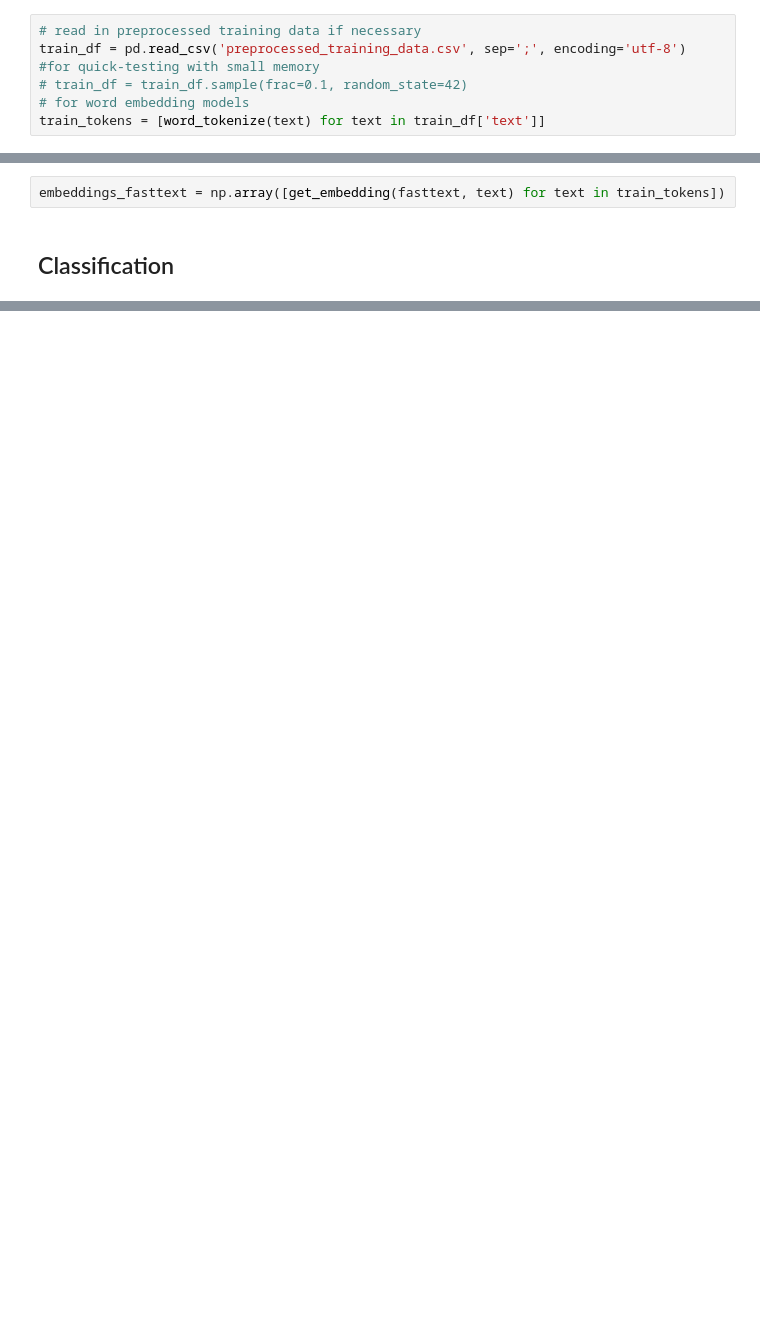
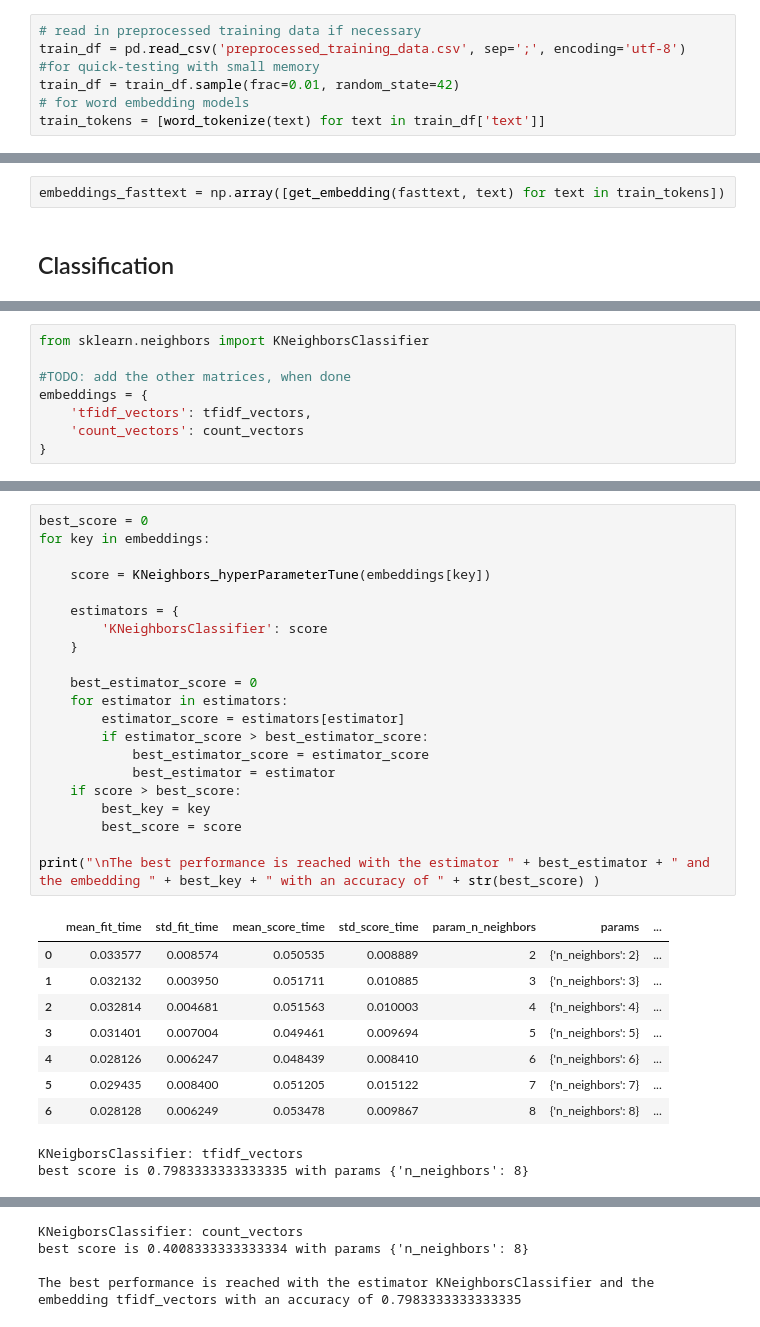
Before and after one commit to malte-koenig/AG_News_Classifier, a Jupyter notebook: main.ipynb, the cells around one changed output, grey strips where cells are left out. Cells and saved outputs as stored; diff of their text form; blank space fills up the shorter version.

Commit message:
Classification: Setup Hyperparemeter- & Estimator Tuning
KNeighbors Klassifier implemented

```diff
--- a/main.ipynb
+++ b/main.ipynb
@@ -140,7 +140,7 @@ train_df.head()
 # read in preprocessed training data if necessary
 train_df = pd.read_csv('preprocessed_training_data.csv', sep=';', encoding='utf-8')
 #for quick-testing with small memory
-# train_df = train_df.sample(frac=0.1, random_state=42)
+train_df = train_df.sample(frac=0.01, random_state=42)
 # for word embedding models
 train_tokens = [word_tokenize(text) for text in train_df['text']]
 # %% [markdown]
@@ -182,0 +191,8 @@ embeddings_fasttext = np.array([get_embedding(fasttext, text) for text in train_
+# %%
+from sklearn.neighbors import KNeighborsClassifier
+
+#TODO: add the other matrices, when done
+embeddings = {
+    'tfidf_vectors': tfidf_vectors,
+    'count_vectors': count_vectors
+}
@@ -182,0 +231,32 @@ embeddings_fasttext = np.array([get_embedding(fasttext, text) for text in train_
+# %%
+best_score = 0
+for key in embeddings:
+
+    score = KNeighbors_hyperParameterTune(embeddings[key])
+
+    estimators = {
+        'KNeighborsClassifier': score
+    }
+
+    best_estimator_score = 0
+    for estimator in estimators:
+        estimator_score = estimators[estimator]
+        if estimator_score > best_estimator_score:
+            best_estimator_score = estimator_score
+            best_estimator = estimator
+    if score > best_score:
+        best_key = key
+        best_score = score
+
+print("\nThe best performance is reached with the estimator " + best_estimator + " and the embedding " + best_key + " with an accuracy of " + str(best_score) )
+# %% [output]
+|  | mean_fit_time | std_fit_time | mean_score_time | std_score_time | param_n_neighbors | params | ... |
+| 0 | 0.033577 | 0.008574 | 0.050535 | 0.008889 | 2 | {'n_neighbors': 2} | ... |
+| 1 | 0.032132 | 0.003950 | 0.051711 | 0.010885 | 3 | {'n_neighbors': 3} | ... |
+| 2 | 0.032814 | 0.004681 | 0.051563 | 0.010003 | 4 | {'n_neighbors': 4} | ... |
+| 3 | 0.031401 | 0.007004 | 0.049461 | 0.009694 | 5 | {'n_neighbors': 5} | ... |
+| 4 | 0.028126 | 0.006247 | 0.048439 | 0.008410 | 6 | {'n_neighbors': 6} | ... |
+| 5 | 0.029435 | 0.008400 | 0.051205 | 0.015122 | 7 | {'n_neighbors': 7} | ... |
+| 6 | 0.028128 | 0.006249 | 0.053478 | 0.009867 | 8 | {'n_neighbors': 8} | ... |
+KNeigborsClassifier: tfidf_vectors
+best score is 0.7983333333333335 with params {'n_neighbors': 8}
@@ -183,3 +271,7 @@ embeddings_fasttext = np.array([get_embedding(fasttext, text) for text in train_
+KNeigborsClassifier: count_vectors
+best score is 0.4008333333333334 with params {'n_neighbors': 8}
+
+The best performance is reached with the estimator KNeighborsClassifier and the embedding tfidf_vectors with an accuracy of 0.7983333333333335
 # %%
 from sklearn.model_selection import cross_val_score, StratifiedKFold
 from sklearn.naive_bayes import MultinomialNB
```
Also changed, not shown: parts of 8 cells of this notebook.
